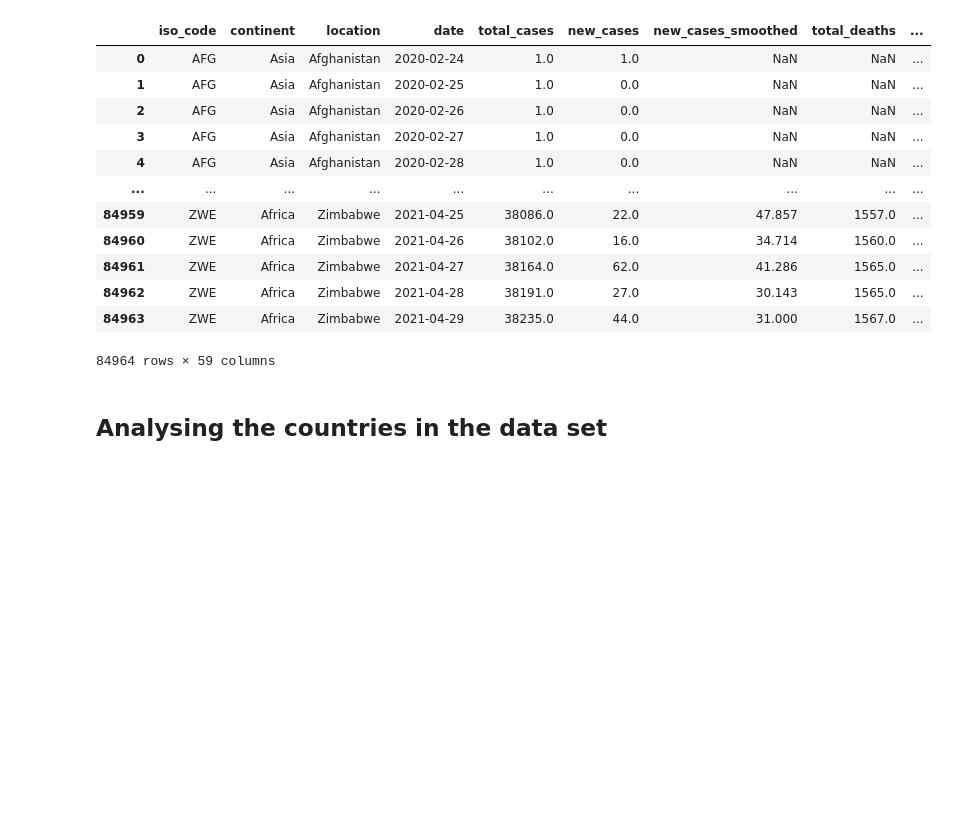
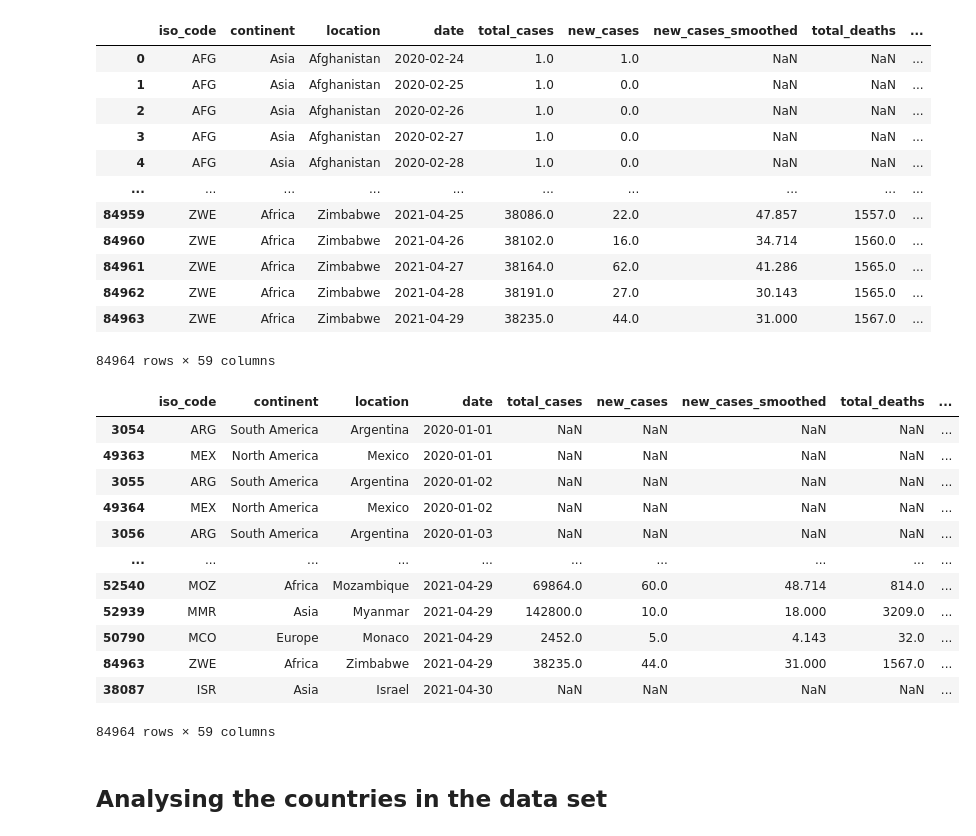
Before and after one commit to JakeCarbone/covid-tracker, a Jupyter notebook: data handler.ipynb, the cells around one changed output. Saved outputs shown, nothing was run; the diff lists cells and outputs as text; code cells hidden in the pictures; blank space fills up the shorter version.

```diff
--- a/data handler.ipynb
+++ b/data handler.ipynb
@@ -64,3 +66,19 @@ df['date'] = df['date'].apply(interpret_date)
+# %%
+df
+# %% [output]
+|  | iso_code | continent | location | date | total_cases | new_cases | new_cases_smoothed | total_deaths | ... |
+| 3054 | ARG | South America | Argentina | 2020-01-01 | NaN | NaN | NaN | NaN | ... |
+| 49363 | MEX | North America | Mexico | 2020-01-01 | NaN | NaN | NaN | NaN | ... |
+| 3055 | ARG | South America | Argentina | 2020-01-02 | NaN | NaN | NaN | NaN | ... |
+| 49364 | MEX | North America | Mexico | 2020-01-02 | NaN | NaN | NaN | NaN | ... |
+| 3056 | ARG | South America | Argentina | 2020-01-03 | NaN | NaN | NaN | NaN | ... |
+| ... | ... | ... | ... | ... | ... | ... | ... | ... | ... |
+| 52540 | MOZ | Africa | Mozambique | 2021-04-29 | 69864.0 | 60.0 | 48.714 | 814.0 | ... |
+| 52939 | MMR | Asia | Myanmar | 2021-04-29 | 142800.0 | 10.0 | 18.000 | 3209.0 | ... |
+| 50790 | MCO | Europe | Monaco | 2021-04-29 | 2452.0 | 5.0 | 4.143 | 32.0 | ... |
+| 84963 | ZWE | Africa | Zimbabwe | 2021-04-29 | 38235.0 | 44.0 | 31.000 | 1567.0 | ... |
+| 38087 | ISR | Asia | Israel | 2021-04-30 | NaN | NaN | NaN | NaN | ... |
+84964 rows × 59 columns
 # %% [markdown]
 ## Analysing the countries in the data set
 # %%
```
Also changed, not shown: parts of 8 cells of this notebook, 4 other files.
